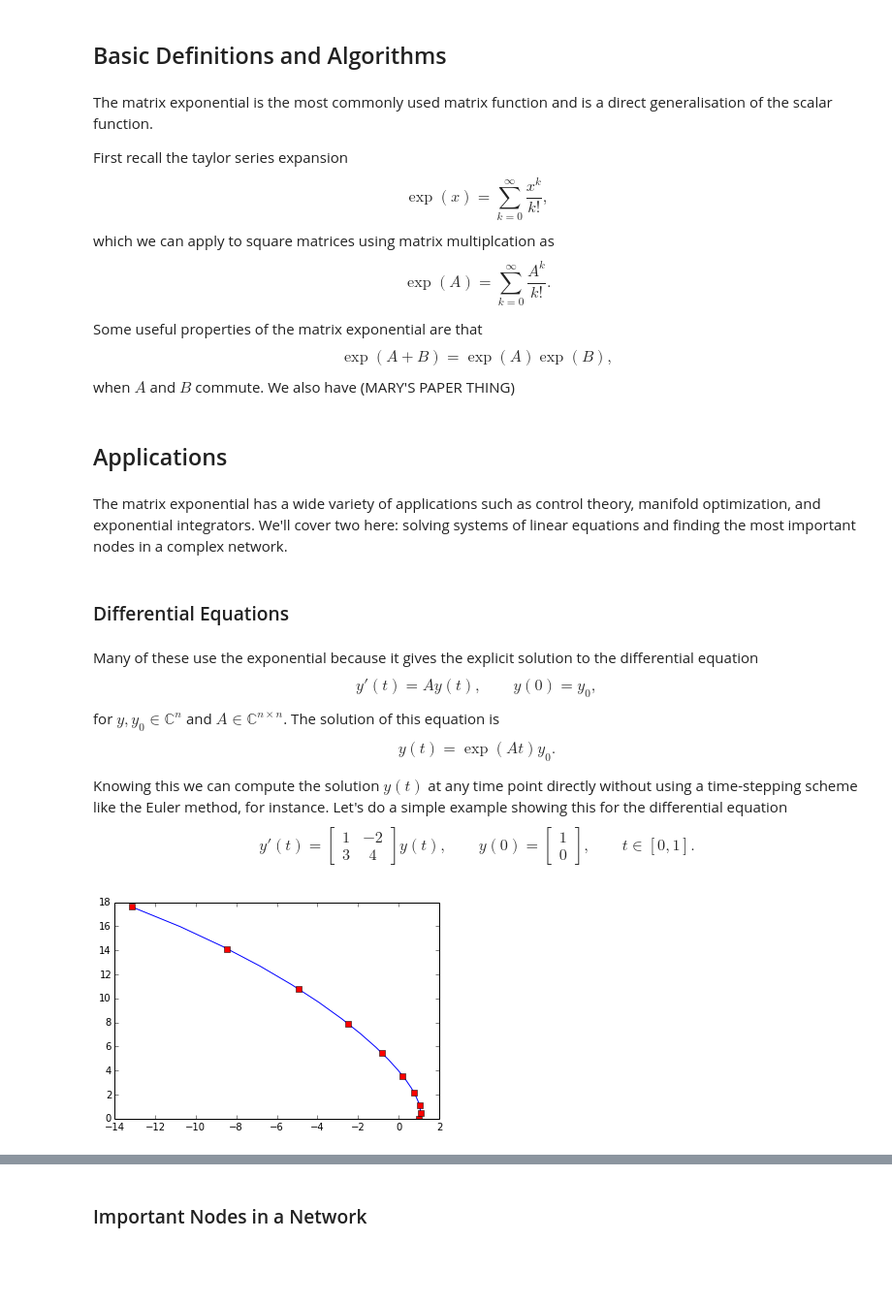
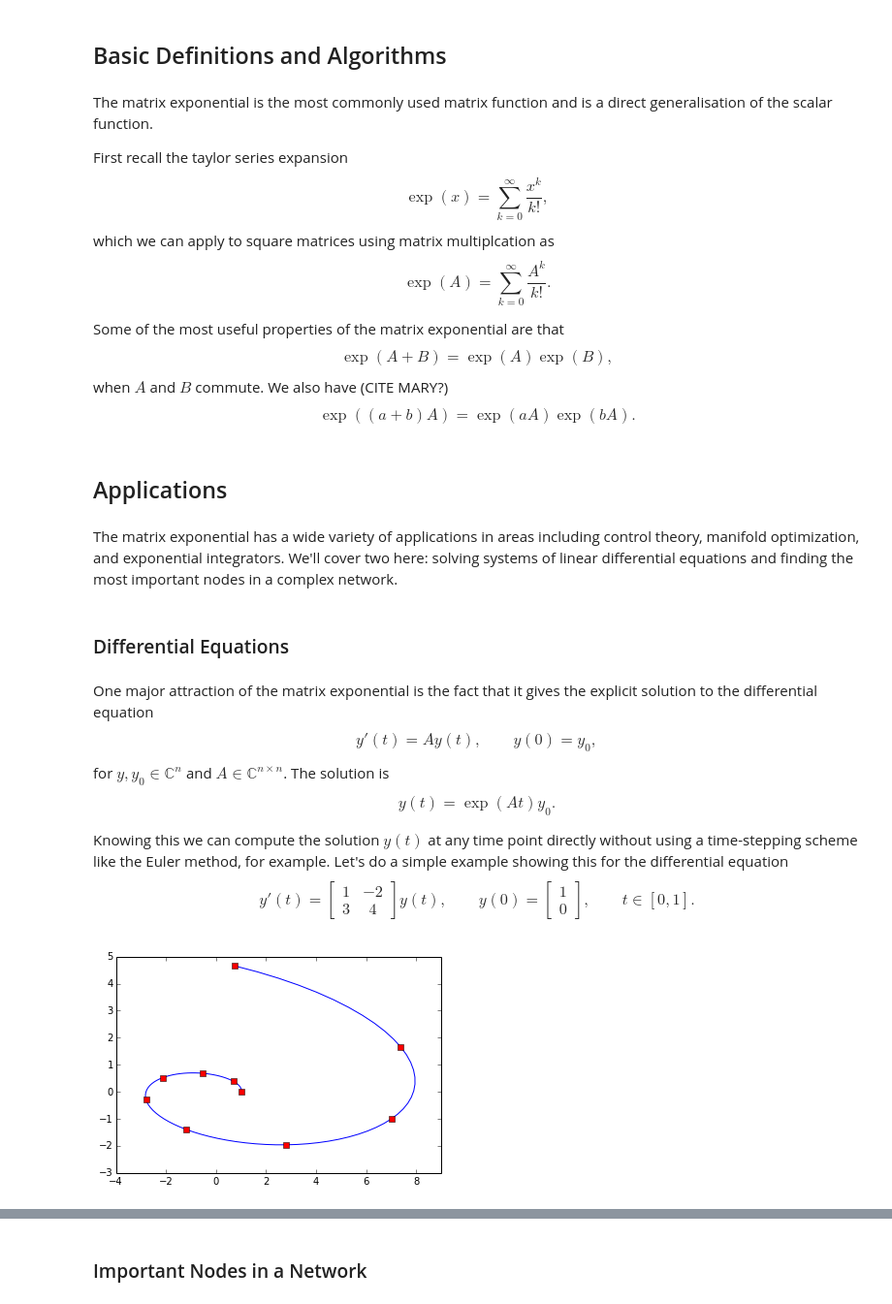
Before and after one commit to sdrelton/matrix_function_notebooks, a Jupyter notebook: TheMatrixExponential.ipynb, the cells around one changed output, grey strips where cells are left out. Shown: that part at 97% size. Cells and saved outputs as stored; diff of their text form; code cells hidden in the pictures; blank space fills up the shorter version.

Commit message:
Tidied up the applications. Reworded some parts and added some more links and code. Need to go through adding more links to get it up to scratch then send to Nick.

```diff
--- a/TheMatrixExponential.ipynb
+++ b/TheMatrixExponential.ipynb
@@ -17,47 +16,55 @@ $$\exp(x) = \sum_{k = 0}^\infty \frac{x^k}{k!},$$
 which we can apply to square matrices using matrix multiplcation as
 $$\exp(A) = \sum_{k = 0}^\infty \frac{A^k}{k!}.$$
 
-Some useful properties of the matrix exponential are that
+Some of the most useful properties of the matrix exponential are that
 $$\exp(A + B) = \exp(A)\exp(B),$$
 when $A$ and $B$ commute.
-We also have (MARY'S PAPER THING)
+We also have (CITE MARY?)
+$$\exp((a + b)A) = \exp(aA)\exp(bA).$$
 # %% [markdown]
 ## Applications
 # %% [markdown]
-The matrix exponential has a wide variety of applications such as
+The matrix exponential has a wide variety of applications in areas including
 control theory, manifold optimization, and exponential integrators.
-We'll cover two here: solving systems of linear equations and finding the most important nodes in a complex network.
+We'll cover two here: solving systems of linear differential equations and
+finding the most important nodes in a complex network.
 # %% [markdown]
 ### Differential Equations
 # %% [markdown]
-Many of these use the exponential because it gives the explicit solution to the differential equation
+One major attraction of the matrix exponential is the fact that it gives the explicit solution to the differential equation
 $$ y'(t) = A y(t),\qquad y(0) = y_0,$$
 for $y, y_0 \in \mathbb{C}^n$ and $A \in \mathbb{C}^{n \times n}$.
-The solution of this equation is
+The solution is
 $$ y(t) = \exp(At) y_0. $$
 
 Knowing this we can compute the solution $y(t)$ at any time point directly
-without using a time-stepping scheme like the Euler method, for instance.
+without using a time-stepping scheme like the Euler method, for example.
 Let's do a simple example showing this for the differential equation
 $$ y'(t) = \begin{bmatrix}1 & -2\\3 & 4\end{bmatrix} y(t),\qquad y(0) = \begin{bmatrix}1\\0\end{bmatrix},\qquad t \in [0, 1].$$
 # %%
-A = np.array([[1, -2],[3, 4]], dtype=np.double)
+import scipy.integrate as sint
+
+A = np.array([[1, -20],
+              [3, 4]], dtype=np.double)
 
 def yprime(y, t):
     return sp.dot(A, y)
 
-t = np.linspace(0, 1, 20)
+t = np.linspace(0, 1, 100)
 yzero = np.array([1, 0])
 
 # Solve equation using odeint
 y = sint.odeint(yprime, yzero, t)
 plt.plot(y[:, 0], y[:, 1])
 
+plt.xlim([-4, 9])
+plt.ylim([-3, 5])
+
 # Solve for t = 0 ... 1 using exponential
 tvals = np.linspace(0.0, 1, 10)
 k = 0
 for tval in tvals:
     yval = sp.dot(la.expm(A*tval), yzero)
-    plt.plot(yval[0], yval[1], 'rs')
+    plt.plot(yval[0], yval[1], 'rs') # Red squares are evaluated via the matrix exponential
 # %% [output]
-[figure, old version]
+[figure, new version]
```
Also changed, not shown: parts of 14 cells of this notebook.
